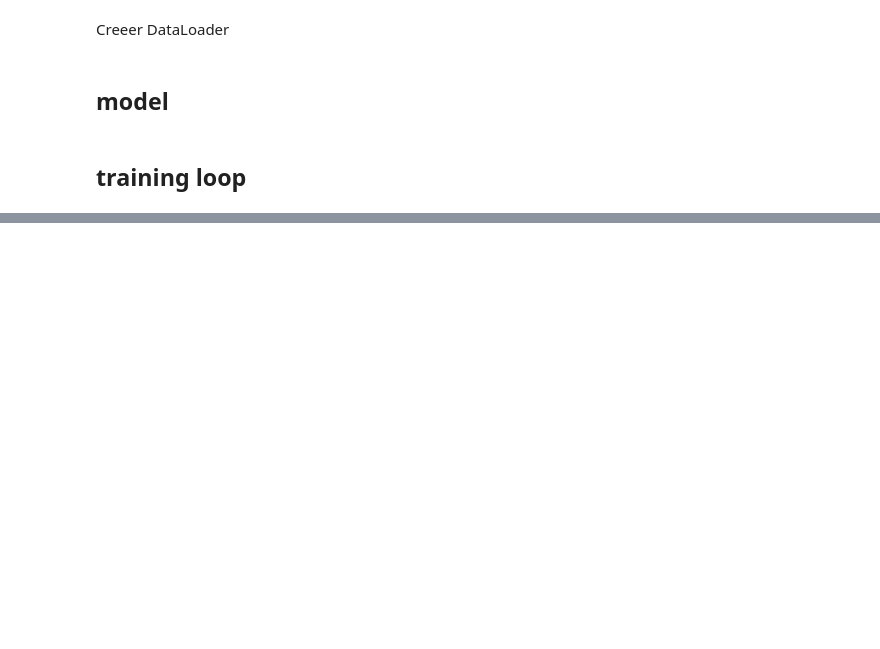
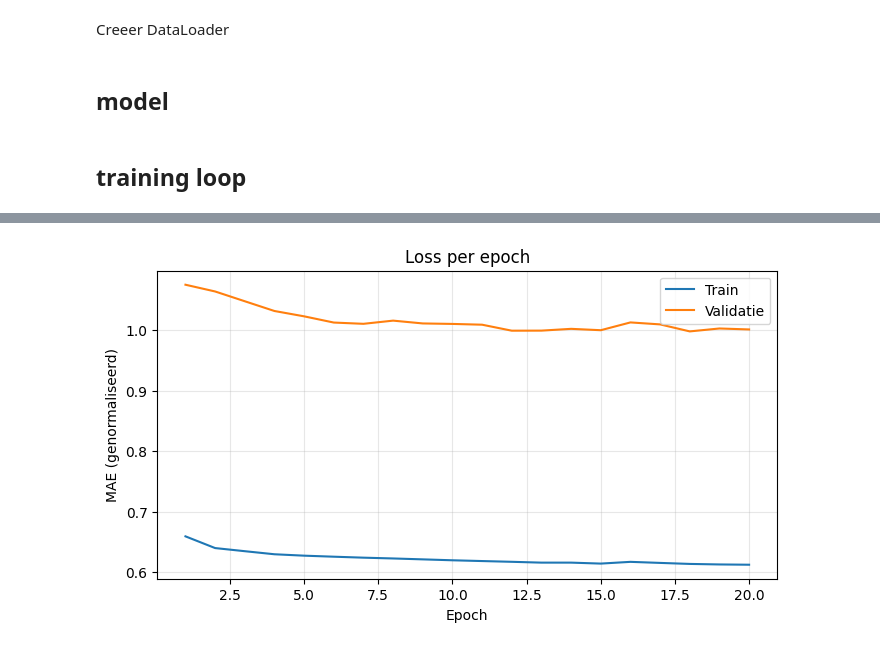
Before and after one commit to CasDerksen/Project3_Deel1, a Jupyter notebook: LSTM_en_GRU/huis_modellen/lstm_consumption_huis.ipynb, the cells around one changed output, grey strips where cells are left out. Drawn from its saved outputs; the diff is of its cells as text; code cells hidden in the pictures; blank space fills up the shorter version.

```diff
--- a/LSTM_en_GRU/huis_modellen/lstm_consumption_huis.ipynb
+++ b/LSTM_en_GRU/huis_modellen/lstm_consumption_huis.ipynb
@@ -18,7 +18,7 @@ Device: cuda
 # %% [markdown]
 # Data inladen
 # %%
-df= pd.read_parquet('prepared_data/forecast_targets_long.parquet')
+df= pd.read_parquet('../../prepared_data/forecast_targets_long.parquet')
 huis_consumption = df[(df['location'] == 'huis') & (df['target_type'] == 'consumption')]
 huis_consumption = huis_consumption.dropna(subset=['pow_imputed'])
 # %%
@@ -47,8 +47,17 @@ horizon = aantal_dagen_forecast * stap_per_dag
 
 stride = 12                          # het venster schuift 12 stappen (1 uur) per voorbeeld op
 
-TARGET_COL = "pow_imputed"                      # target
-FEATURE_COLS = ['pow_imputed']     # features (inclusief target)
+TIME_COL = 'timestamp'   # pas aan naar de naam van jouw tijdkolom (of gebruik de index, zie onder)
+tijd = pd.to_datetime(huis_consumption[TIME_COL])
+uur = tijd.dt.hour                                   # 0 t/m 23
+dag_van_week = tijd.dt.dayofweek + uur / 24          # 0.0 t/m 6.96
+
+huis_consumption['uur_sin']  = np.sin(2 * np.pi * uur / 24)
+huis_consumption['uur_cos']  = np.cos(2 * np.pi * uur / 24)
+huis_consumption['week_sin'] = np.sin(2 * np.pi * dag_van_week / 7)
+huis_consumption['week_cos'] = np.cos(2 * np.pi * dag_van_week / 7)
+TARGET_COL = 'pow_imputed'
+FEATURE_COLS = ['pow_imputed', 'uur_sin', 'uur_cos', 'week_sin', 'week_cos']   # target blijft op index 0                  # features (inclusief target)
 
 TRAIN_FRAC = 0.70                    # deel van de data voor training
 VAL_FRAC = 0.15                      # deel voor validatie data  ,de rest is test data
@@ -64,7 +73,7 @@ Name: count, dtype: int64
 # %% [markdown]
 ## chronologisch splisen
 # %%
-values = np.asarray(df[FEATURE_COLS])
+values = huis_consumption[FEATURE_COLS].values
 
 n = len(values)
 i_train = int(n * TRAIN_FRAC)
@@ -145,8 +138,7 @@ class RNNModel(nn.Module):
 # %% [markdown]
 ## training loop
 # %%
-rnn_type = "lstm"               # "lstm"
-hidden_size = ['16']             # het aantal getallen van hidden size staat gelijk aan het aantal lagen
+hidden_sizes = ['64']             # het aantal getallen van hidden size staat gelijk aan het aantal lagen
 dropout = 0.2
 learning_rate = 1e-3
 output_size = horizon
@@ -178,7 +170,6 @@ class CustomLSTM(nn.Module):
 
         out = out[:, -1, :]
         return self.fc(out)
-hidden_sizes = [12, 24, 48]   # of wat jij wilt
 
 model = CustomLSTM(
     input_size=n_features,
@@ -249,0 +258,12 @@ Epoch 10/10, train loss: nan, validation loss: nan
+# %%
+plt.figure(figsize=(8, 4))
+plt.plot(range(1, n_epochs + 1), train_loss_list, label='Train')
+plt.plot(range(1, n_epochs + 1), val_loss_list, label='Validatie')
+plt.xlabel('Epoch')
+plt.ylabel('MAE (genormaliseerd)')
+plt.title('Loss per epoch')
+plt.legend()
+plt.grid(alpha=0.3)
+plt.show()
+# %% [output]
+[figure, added]
```
Also changed, not shown: parts of 8 cells of this notebook, 7 other files.
